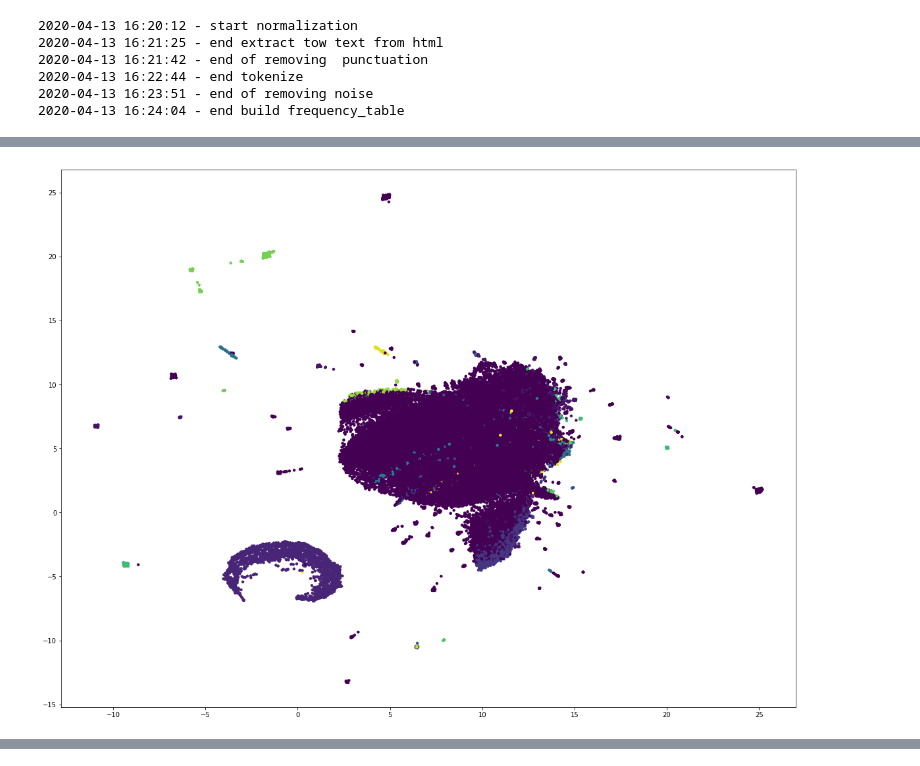
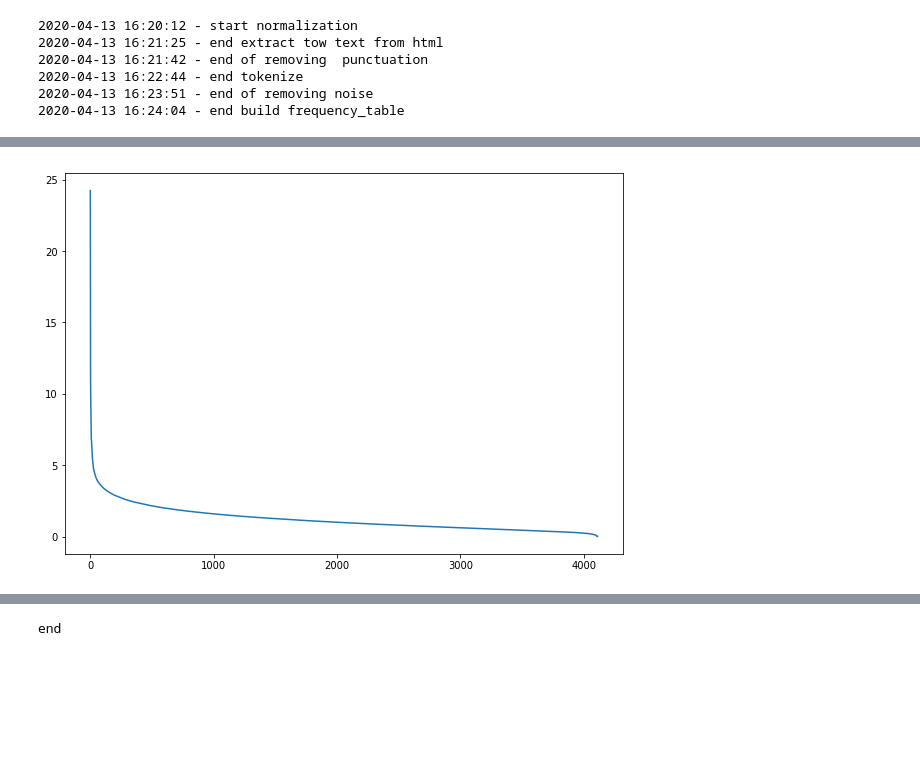
Before and after one commit to karamov-git/competency_analysis, a Jupyter notebook: src/competency_model.ipynb, the cells around one changed output, grey strips where cells are left out. Drawn from its saved outputs; the diff is of its cells as text; code cells hidden in the pictures; blank space fills up the shorter version.

Commit message:
clustering data by lsa and print top words for ever cluster

```diff
--- a/src/competency_model.ipynb
+++ b/src/competency_model.ipynb
@@ -189,9 +143,16 @@ Topic 19: sap возможность участие проектах работ
-# %%
-plt.figure(figsize=(20, 15))
-plt.scatter(embedding[:, 0], embedding[:, 1],
-            c=by_class,
-            s=20,
-            edgecolor='none')
-plt.show()
-# %% [output]
-[figure, removed]
+# %%
+#показывает значение сингулярых чисел на графике
+def show_approximation(singular_value):
+    plt.figure(figsize=(10, 7))
+    plt.plot(range(0, len(singular_value)), singular_value)
+    plt.show()
+    log('end calculate approximatios')
+
+frequency_table, terms = read_frequency_table()
+origignal_table = frequency_table.toarray()
+
+svd_model = TruncatedSVD(n_components=len(terms)-1)
+svd_model.fit(origignal_table)
+show_approximation(svd_model.singular_values_)
+# %% [output]
+[figure, added]
@@ -197,0 +160,31 @@ plt.show()
+# %%
+#Кластеризация
+def get_terms(topic_number, corpus, component):
+    component_for_topic = component[topic_number, :][0]
+    corpus_weight_for_topic = zip(corpus, component_for_topic)
+    return np.array(sorted(corpus_weight_for_topic, key=lambda x: x[1], reverse=True)[:10])[:, 0]
+
+
+def get_top_terms_for_even_documents(svd, component, corpus):
+    significant_topic_for_each_row = np.argmax(svd, axis=1).reshape((svd.shape[0], 1))
+    return np.apply_along_axis(get_terms, 1, significant_topic_for_each_row, corpus, component)
+
+
+cluser_count = 10
+topic_count = 100
+
+frequency_table, terms = read_frequency_table()
+origignal_table = frequency_table.toarray()
+
+svd_model = TruncatedSVD(n_components=topic_count)
+topics = svd_model.fit_transform(origignal_table)
+components = svd_model.components_
+top_terms = get_top_terms_for_even_documents(topics, components, terms)
+embedding = TSNE(n_components=2, metric='cosine', random_state=5).fit_transform(topics)
+
+kmeans = KMeans(n_clusters=cluser_count, random_state=3)
+clusters = kmeans.fit_predict(embedding)
+
+print('end')
+# %% [output]
+end
```
Also changed, not shown: parts of 5 cells of this notebook.
